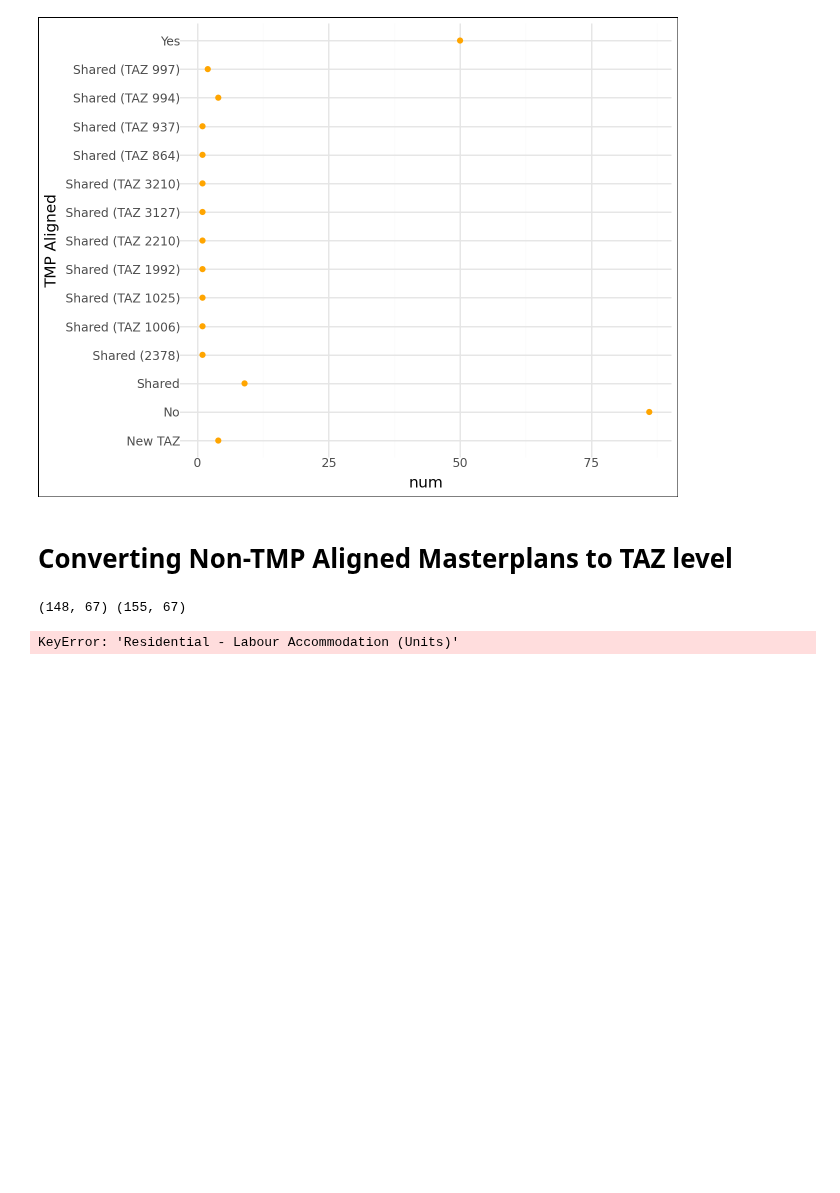
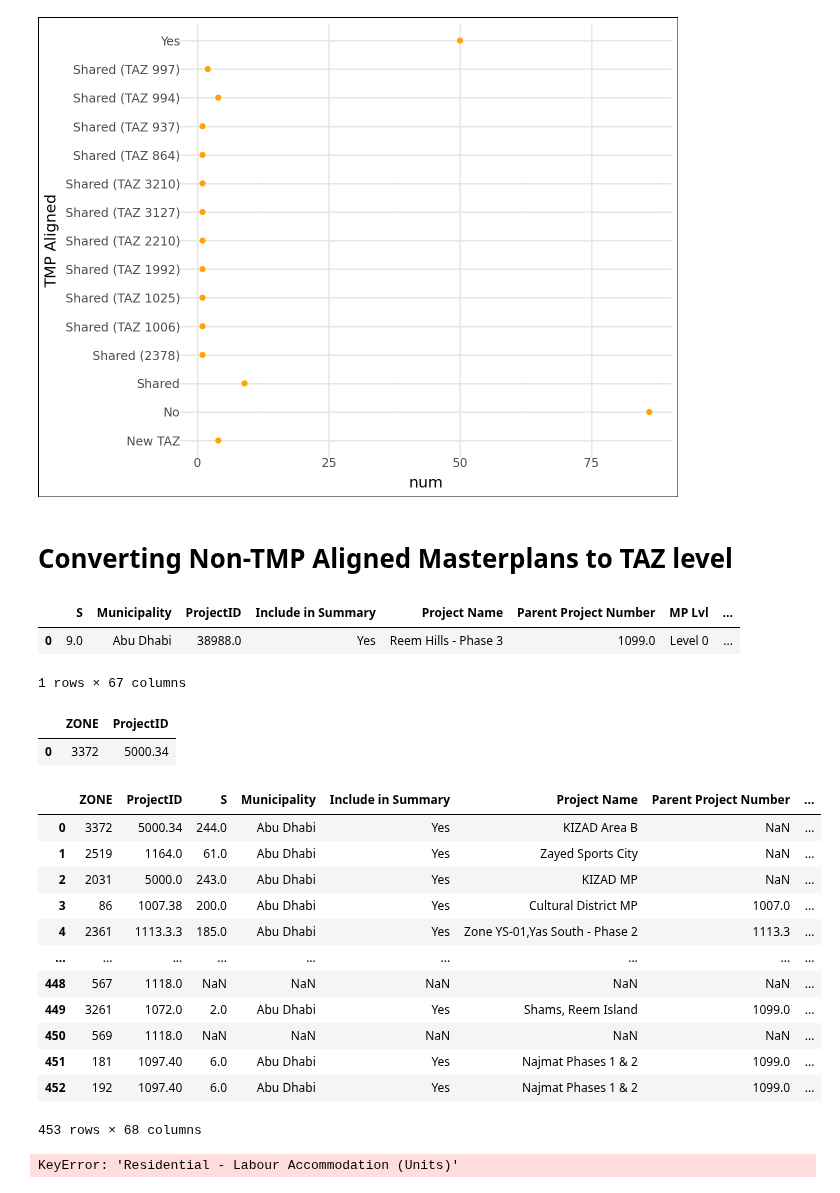
Before and after one commit to BuroHappoldLegacySoup/PlanCapitalLandModel, a Jupyter notebook: Module 1 Masterplan to TAZ Allocation.ipynb, the cells around one changed output. Drawn from its saved outputs; the diff is of its cells as text; code cells hidden in the pictures; blank space fills up the shorter version.

```diff
--- a/Module 1 Masterplan to TAZ Allocation.ipynb
+++ b/Module 1 Masterplan to TAZ Allocation.ipynb
@@ -79,6 +79,10 @@ zone_taz_delta.head(1)
 |  | Z | ZONE | EPA | UPC_PRECIN | PRECINCT_N | ST_DIST_ID | ST_DIST_EN | UDM_DIST_I | UDM_DIST_E | ... |
 | 0 | 2510 | 2510 | None | 1.0 | Abu Dhabi | 1.0 | Abu Dhabi West Coast And Islands ... | 500.0 | ABU AL ABYAD ISLAND | ... |
 1 rows × 221 columns
+# %%
+# Creating masterplan to TAZ map
+
+mp_taz_map = zone_taz_delta[['ZONE','masterplan_projectid']]
 # %% [markdown]
 # Cleaning masterplan data
 # %%
@@ -121,10 +125,44 @@ See the caveats in the documentation: https://pandas.pydata.org/pandas-docs/stab
 [figure]
 # %% [markdown]
 # Converting Non-TMP Aligned Masterplans to TAZ level
-# %%
-print(masterplan_data[masterplan_data['2040 MP Assignment'] > 0].shape,masterplan_data[masterplan_data['Cumm.'] > 0].shape)
-# %% [output]
-(148, 67) (155, 67)
+# %%
+# Filtering out masterplans that are aligned with the TMP
+
+masterplan_non_aligned = masterplan_data.copy()
+masterplan_non_aligned = masterplan_non_aligned[masterplan_non_aligned['TMP Aligned'] != 'Yes'].reset_index(drop = True)
+masterplan_non_aligned.head(1)
+# %% [output]
+|  | S | Municipality | ProjectID | Include in Summary | Project Name | Parent Project Number | MP Lvl | ... |
+| 0 | 9.0 | Abu Dhabi | 38988.0 | Yes | Reem Hills - Phase 3 | 1099.0 | Level 0 | ... |
+1 rows × 67 columns
+# %%
+# Removing non-aligned TAZs from the map
+
+mp_taz_map_non_aligned = mp_taz_map.copy()
+mp_taz_map_non_aligned = mp_taz_map_non_aligned.dropna().reset_index(drop = True)
+mp_taz_map_non_aligned = mp_taz_map_non_aligned.rename({'masterplan_projectid':'ProjectID'},axis = 1)
+mp_taz_map_non_aligned.head(1)
+# %% [output]
+|  | ZONE | ProjectID |
+| 0 | 3372 | 5000.34 |
+# %%
+taz_test = mp_taz_map_non_aligned.merge(masterplan_data,how = 'left', on = 'ProjectID')
+taz_test = mp_taz_map_non_aligned
+test
+# %% [output]
+|  | ZONE | ProjectID | S | Municipality | Include in Summary | Project Name | Parent Project Number | ... |
+| 0 | 3372 | 5000.34 | 244.0 | Abu Dhabi | Yes | KIZAD Area B | NaN | ... |
+| 1 | 2519 | 1164.0 | 61.0 | Abu Dhabi | Yes | Zayed Sports City | NaN | ... |
+| 2 | 2031 | 5000.0 | 243.0 | Abu Dhabi | Yes | KIZAD MP | NaN | ... |
+| 3 | 86 | 1007.38 | 200.0 | Abu Dhabi | Yes | Cultural District MP | 1007.0 | ... |
+| 4 | 2361 | 1113.3.3 | 185.0 | Abu Dhabi | Yes | Zone YS-01,Yas South - Phase 2 | 1113.3 | ... |
+| ... | ... | ... | ... | ... | ... | ... | ... | ... |
+| 448 | 567 | 1118.0 | NaN | NaN | NaN | NaN | NaN | ... |
+| 449 | 3261 | 1072.0 | 2.0 | Abu Dhabi | Yes | Shams, Reem Island | 1099.0 | ... |
+| 450 | 569 | 1118.0 | NaN | NaN | NaN | NaN | NaN | ... |
+| 451 | 181 | 1097.40 | 6.0 | Abu Dhabi | Yes | Najmat Phases 1 & 2 | 1099.0 | ... |
+| 452 | 192 | 1097.40 | 6.0 | Abu Dhabi | Yes | Najmat Phases 1 & 2 | 1099.0 | ... |
+453 rows × 68 columns
 # %%
 # Setting gfa per labourer bed density
 
```
